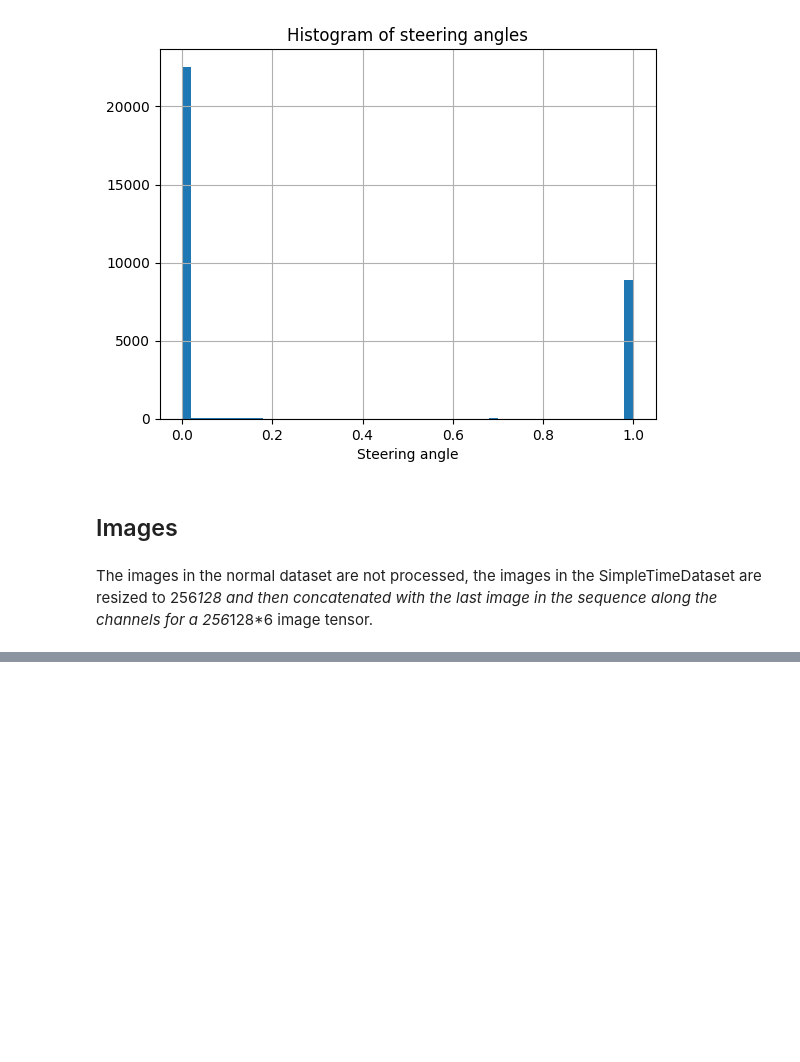
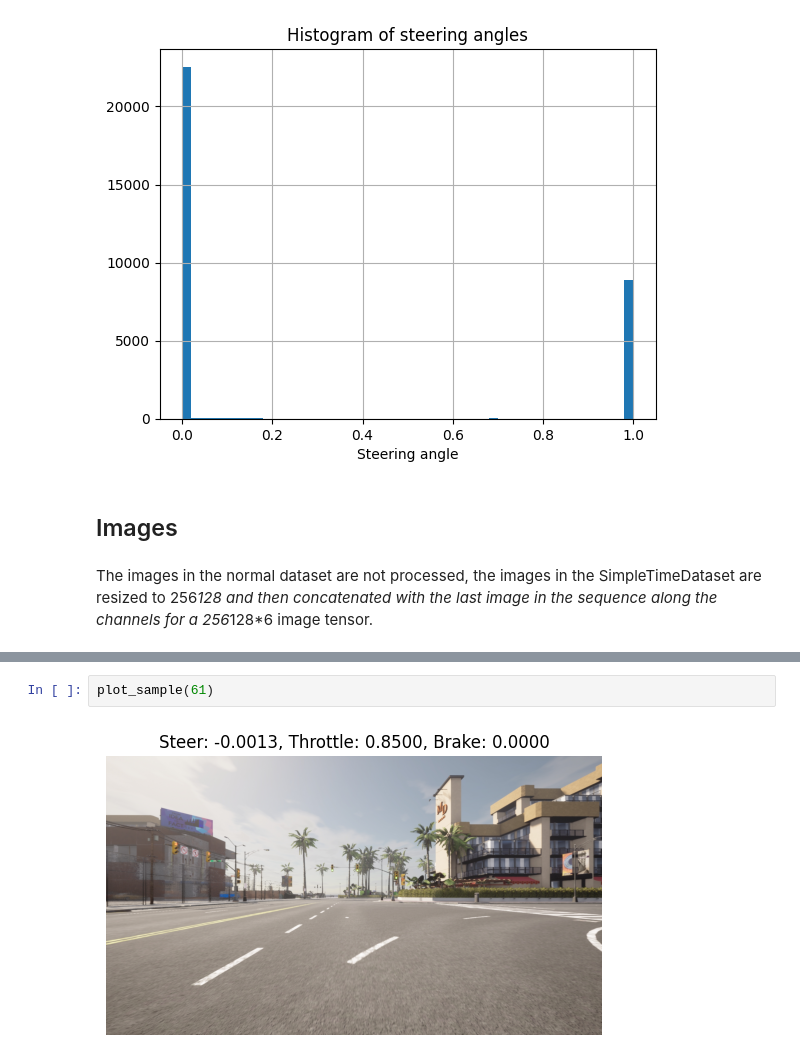
Before and after one commit to ulrik2204/carla_experiments, a Jupyter notebook: dataset_exploration.ipynb, the cells around one changed output, grey strips where cells are left out. Saved outputs shown, nothing was run; the diff lists cells and outputs as text; blank space fills up the shorter version.

```diff
--- a/dataset_exploration.ipynb
+++ b/dataset_exploration.ipynb
@@ -118,0 +107,4 @@ plt.axis("off")
+# %%
+plot_sample(61)
+# %% [output]
+[figure, added]
```
Also changed, not shown: parts of 8 cells of this notebook.
